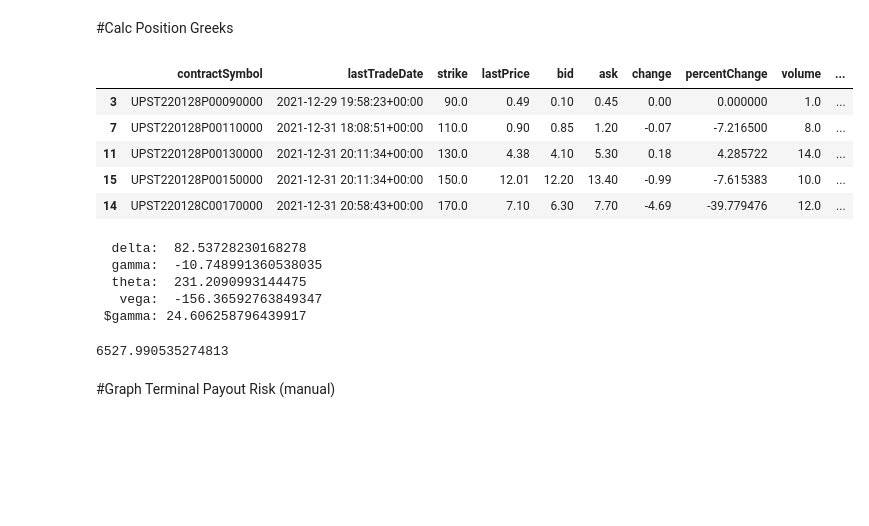
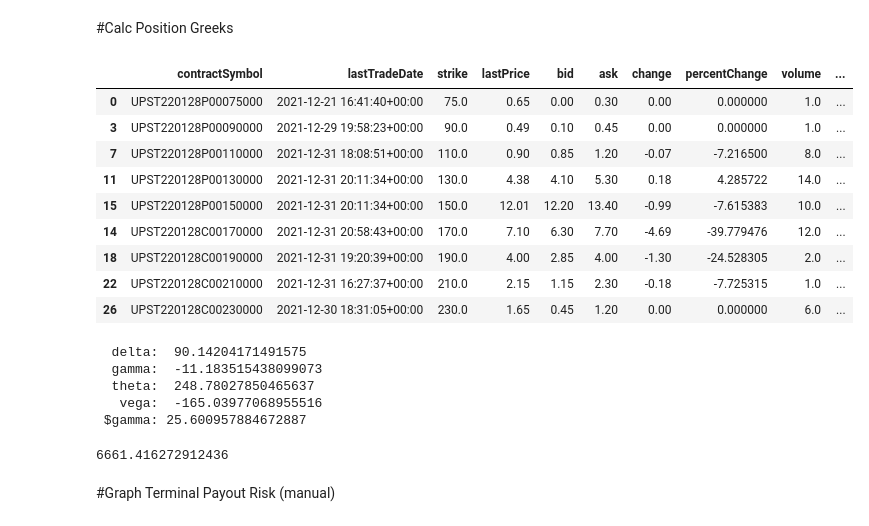
Before and after one commit to jimtoberfest/options_notebooks, a Jupyter notebook: synthetic_variance_swap.ipynb, the cells around one changed output. Cells and saved outputs as stored; diff of their text form; code cells hidden in the pictures; blank space fills up the shorter version.

```diff
--- a/synthetic_variance_swap.ipynb
+++ b/synthetic_variance_swap.ipynb
@@ -128,7 +124,7 @@ options_final.head(3)
 # %% [markdown]
 #Select Strikes for Synth Var Swap (Manual)
 # %%
-K_select = [90,110,130,150,170,190,210,230]
+K_select = [75,90,110,130,150,170,190,210,230]
 # %%
 v_ops = options_final[options_final['strike'].isin(K_select)]
 v_ops['wt_K'] = round(v_ops['weighted_K'])
@@ -143,14 +139,18 @@ v_ops['pos_dollar_gamma'] = v_ops['dollar_gamma'] * v_ops['wt_K']
 
 v_ops['pos_premium'] = v_ops['calc_value'] * v_ops['wt_K']
 # %%
-v_ops.head()
+v_ops.head(10)
 # %% [output]
 |  | contractSymbol | lastTradeDate | strike | lastPrice | bid | ask | change | percentChange | volume | ... |
+| 0 | UPST220128P00075000 | 2021-12-21 16:41:40+00:00 | 75.0 | 0.65 | 0.00 | 0.30 | 0.00 | 0.000000 | 1.0 | ... |
 | 3 | UPST220128P00090000 | 2021-12-29 19:58:23+00:00 | 90.0 | 0.49 | 0.10 | 0.45 | 0.00 | 0.000000 | 1.0 | ... |
 | 7 | UPST220128P00110000 | 2021-12-31 18:08:51+00:00 | 110.0 | 0.90 | 0.85 | 1.20 | -0.07 | -7.216500 | 8.0 | ... |
 | 11 | UPST220128P00130000 | 2021-12-31 20:11:34+00:00 | 130.0 | 4.38 | 4.10 | 5.30 | 0.18 | 4.285722 | 14.0 | ... |
 | 15 | UPST220128P00150000 | 2021-12-31 20:11:34+00:00 | 150.0 | 12.01 | 12.20 | 13.40 | -0.99 | -7.615383 | 10.0 | ... |
 | 14 | UPST220128C00170000 | 2021-12-31 20:58:43+00:00 | 170.0 | 7.10 | 6.30 | 7.70 | -4.69 | -39.779476 | 12.0 | ... |
+| 18 | UPST220128C00190000 | 2021-12-31 19:20:39+00:00 | 190.0 | 4.00 | 2.85 | 4.00 | -1.30 | -24.528305 | 2.0 | ... |
+| 22 | UPST220128C00210000 | 2021-12-31 16:27:37+00:00 | 210.0 | 2.15 | 1.15 | 2.30 | -0.18 | -7.725315 | 1.0 | ... |
+| 26 | UPST220128C00230000 | 2021-12-30 18:31:05+00:00 | 230.0 | 1.65 | 0.45 | 1.20 | 0.00 | 0.000000 | 6.0 | ... |
 # %%
 print("  delta: ",v_ops['pos_delta'].sum()*100,'\n',
 ' gamma: ',v_ops['pos_gamma'].sum()*100,'\n',
@@ -158,15 +158,15 @@ print("  delta: ",v_ops['pos_delta'].sum()*100,'\n',
 '  vega: ', v_ops['pos_vega'].sum()*100, '\n',
 '$gamma:', v_ops['pos_dollar_gamma'].sum())
 # %% [output]
-  delta:  82.53728230168278
-  gamma:  -10.748991360538035
-  theta:  231.2090993144475
-   vega:  -156.36592763849347
- $gamma: 24.606258796439917
+  delta:  90.14204171491575
+  gamma:  -11.183515438099073
+  theta:  248.78027850465637
+   vega:  -165.03977068955516
+ $gamma: 25.600957884672887
 # %%
 v_ops['pos_premium'].sum()*100
 # %% [output]
-6527.990535274813
+6661.416272912436
 # %% [markdown]
 #Graph Terminal Payout Risk (manual)
 # %%
```
Also changed, not shown: parts of 9 cells of this notebook.
